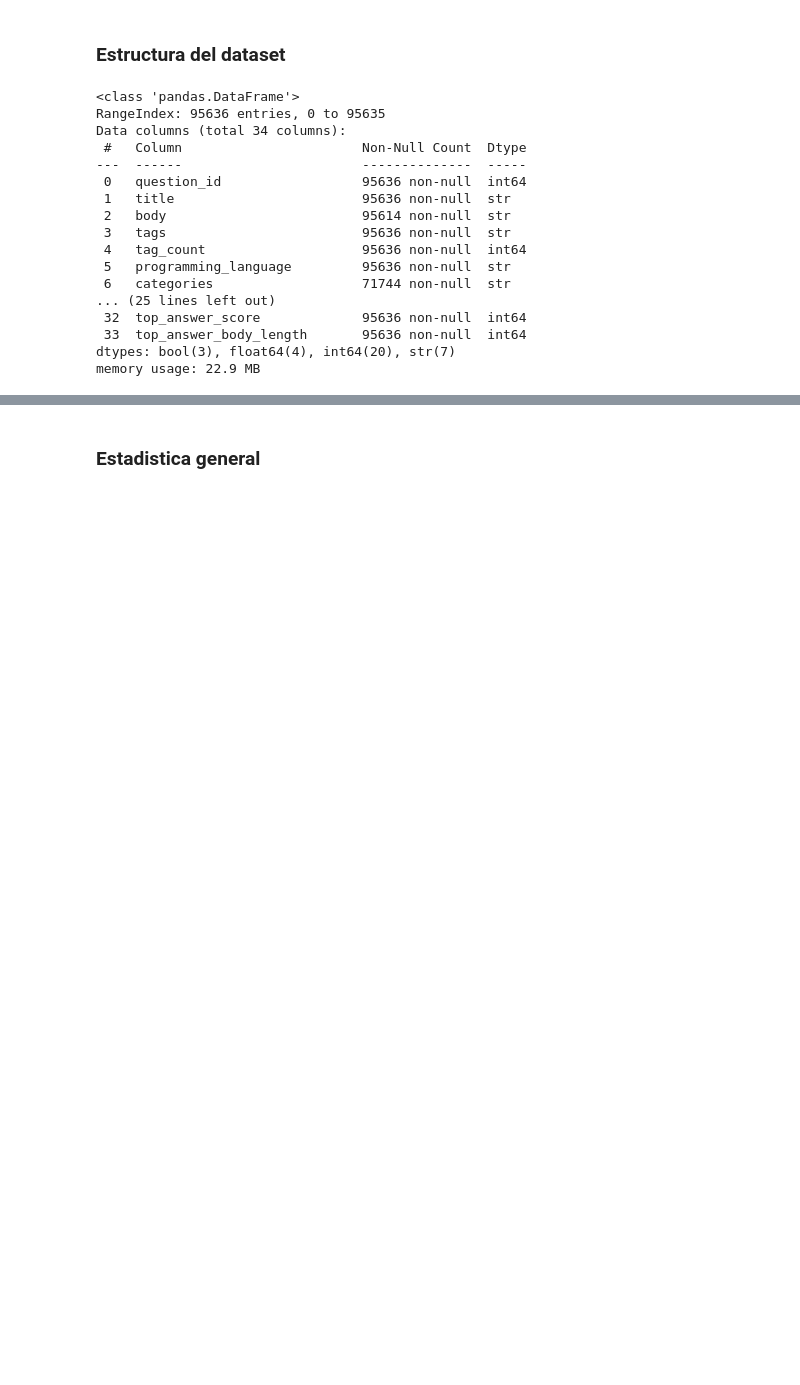
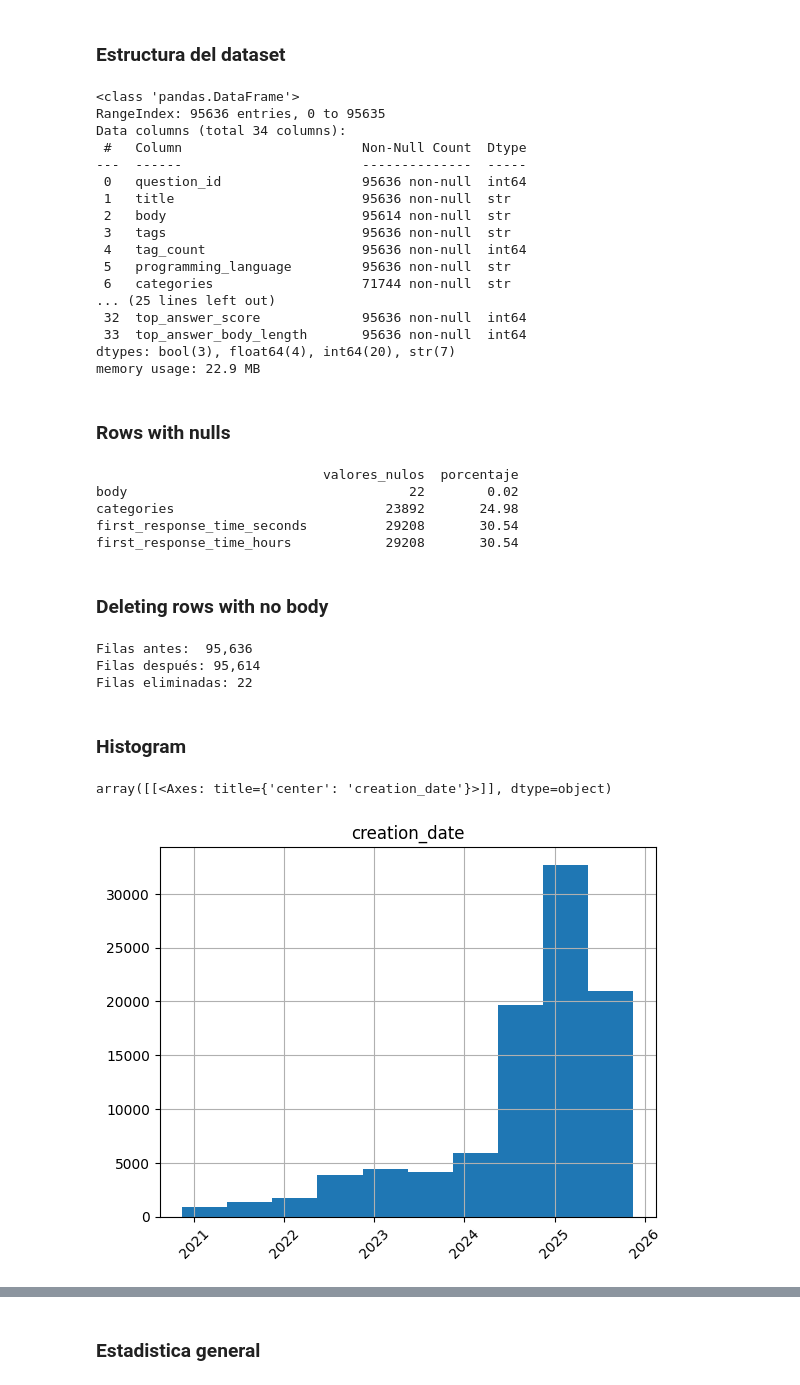
Before and after one commit to Hallxx/Semillero-PyAnalytics, a Jupyter notebook: notebooks/fase0_verificacion.ipynb, the cells around one changed output, grey strips where cells are left out. Drawn from its saved outputs; the diff is of its cells as text; code cells hidden in the pictures; blank space fills up the shorter version.

```diff
--- a/notebooks/fase0_verificacion.ipynb
+++ b/notebooks/fase0_verificacion.ipynb
@@ -84,3 +104,5 @@ Data columns (total 34 columns):
  33  top_answer_body_length       95636 non-null  int64
 dtypes: bool(3), float64(4), int64(20), str(7)
 memory usage: 22.9 MB
+# %% [markdown]
+### Rows with nulls
@@ -86,0 +112,38 @@ memory usage: 22.9 MB
+# %%
+# Revisar valores nulos por columna
+nulos = df.isnull().sum()
+nulos_porcentaje = (nulos / len(df) * 100).round(2)
+
+resumen_nulos = pd.DataFrame({
+    "valores_nulos": nulos,
+    "porcentaje": nulos_porcentaje
+})
+
+# Solo mostrar columnas que sí tienen nulos
+print(resumen_nulos[resumen_nulos["valores_nulos"] > 0])
+# %% [output]
+                             valores_nulos  porcentaje
+body                                    22        0.02
+categories                           23892       24.98
+first_response_time_seconds          29208       30.54
+first_response_time_hours            29208       30.54
+# %% [markdown]
+### Deleting rows with no body
+# %%
+# Eliminar las 22 filas sin body
+df = df.dropna(subset=["body"])
+
+print(f"Filas antes:  95,636")
+print(f"Filas después: {len(df):,}")
+print(f"Filas eliminadas: {95636 - len(df)}")
+# %% [output]
+Filas antes:  95,636
+Filas después: 95,614
+Filas eliminadas: 22
+# %% [markdown]
+### Histogram
+# %%
+df.hist("creation_date", xrot=45)
+# %% [output]
+array([[<Axes: title={'center': 'creation_date'}>]], dtype=object)
+[figure, added]
```
Also changed, not shown: parts of 14 cells of this notebook, 2 other files.
